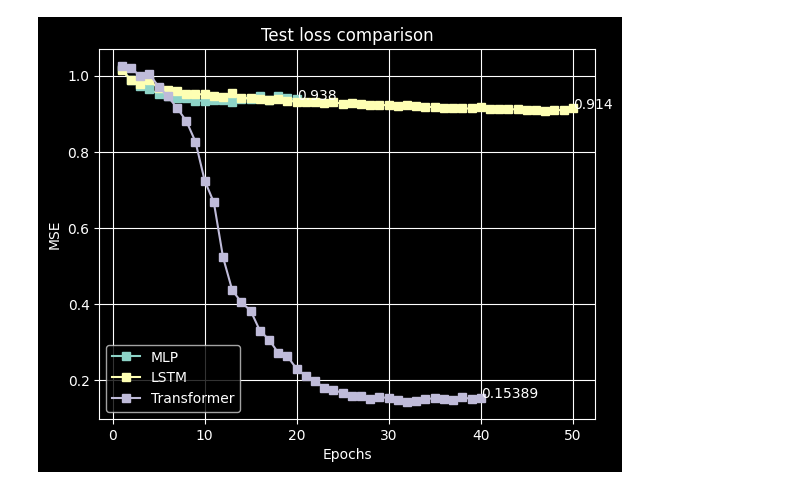
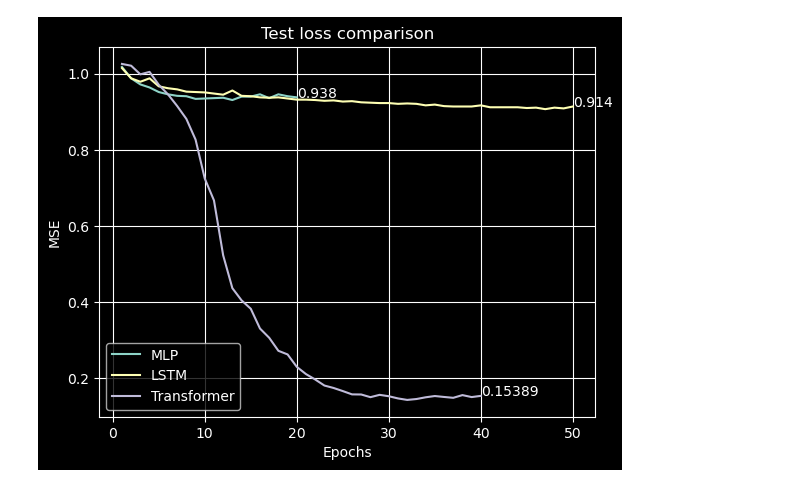
Before and after one commit to ScierKnave/dna_aptamers_modelling, a Jupyter notebook: src/results/plots.ipynb, the cells around one changed output. Saved outputs shown, nothing was run; the diff lists cells and outputs as text; code cells hidden in the pictures.

```diff
--- a/src/results/plots.ipynb
+++ b/src/results/plots.ipynb
@@ -70,27 +70,27 @@ plt.show()
 # %%
 fig, ax = plt.subplots()
 plt.title("Test loss comparison")
 plt.xlabel("Epochs")
 plt.ylabel("MSE")
 plt.grid(True)
 
 # MLP test loss through epochs
 y1 = [1.018, 0.988, 0.972, 0.964, 0.952, 0.946, 0.942, 0.941, 0.934, 0.935, 0.936, 0.937, 0.931, 0.940, 0.940, 0.946, 0.936, 0.946, 0.941, 0.938]
 x1 = range(1, len(y1)+1)
 # LSTM test loss through epochs
 y2 =  [1.015, 0.988, 0.979, 0.988, 0.967, 0.962, 0.959, 0.953, 0.952, 0.951, 0.948, 0.945, 0.956, 0.942, 0.941, 0.938, 0.937, 0.938, 0.935, 0.932, 0.932, 0.931, 0.929, 0.930, 0.927, 0.928, 0.925, 0.924, 0.923, 0.923, 0.921, 0.922, 0.921, 0.917, 0.919, 0.915, 0.914, 0.914, 0.914, 0.917, 0.912, 0.912, 0.912, 0.912, 0.910, 0.911, 0.907, 0.911, 0.909, 0.914]
 x2 = range(1, len(y2)+1)
 # Transformer test loss through epochs
 y3 = [1.02584, 1.02113, 0.99846, 1.00494, 0.97102, 0.94599, 0.91527, 0.88143, 0.82701, 0.72478, 0.6673, 0.52301, 0.43675, 0.40473, 0.38269, 0.33079, 0.30652, 0.27225, 0.26275, 0.2301, 0.21104, 0.19692, 0.18105, 0.17461, 0.16649, 0.15781, 0.15753, 0.15046, 0.1566, 0.15292, 0.14717, 0.14325, 0.14559, 0.15014, 0.15348, 0.15103, 0.14878, 0.15591, 0.15073, 0.15389]
 x3 = range(1, len(y3)+1)
-plt.plot(x1, y1, marker='s', label="MLP")
-plt.plot(x2, y2, marker='s', label="LSTM")
-plt.plot(x3, y3, marker='s', label="Transformer")
+plt.plot(x1, y1, label="MLP")
+plt.plot(x2, y2, label="LSTM")
+plt.plot(x3, y3, label="Transformer")
 plt.legend(loc = "lower left")
 ax.text(x1[-1], y1[-1], y1[-1], fontdict=None)
 ax.text(x2[-1], y2[-1], y2[-1], fontdict=None)
 ax.text(x3[-1], y3[-1], y3[-1], fontdict=None)
 
 plt.show()
 # %% [output]
-[figure, old version]
+[figure, new version]
```
Also changed, not shown: parts of 3 cells of this notebook, 6 other files.
